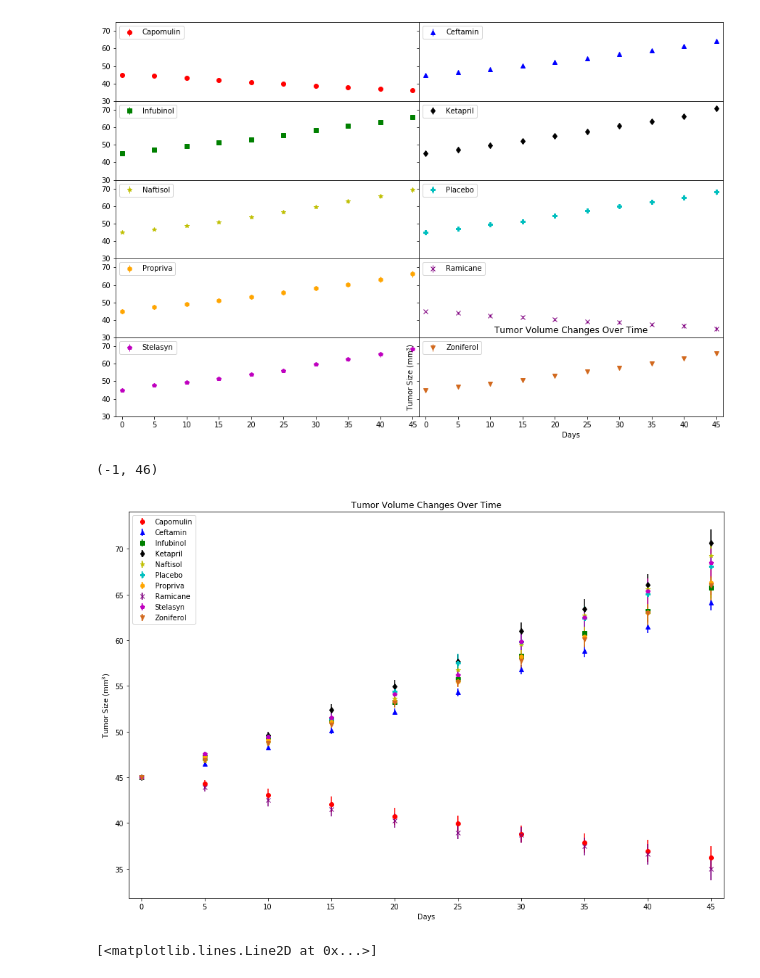
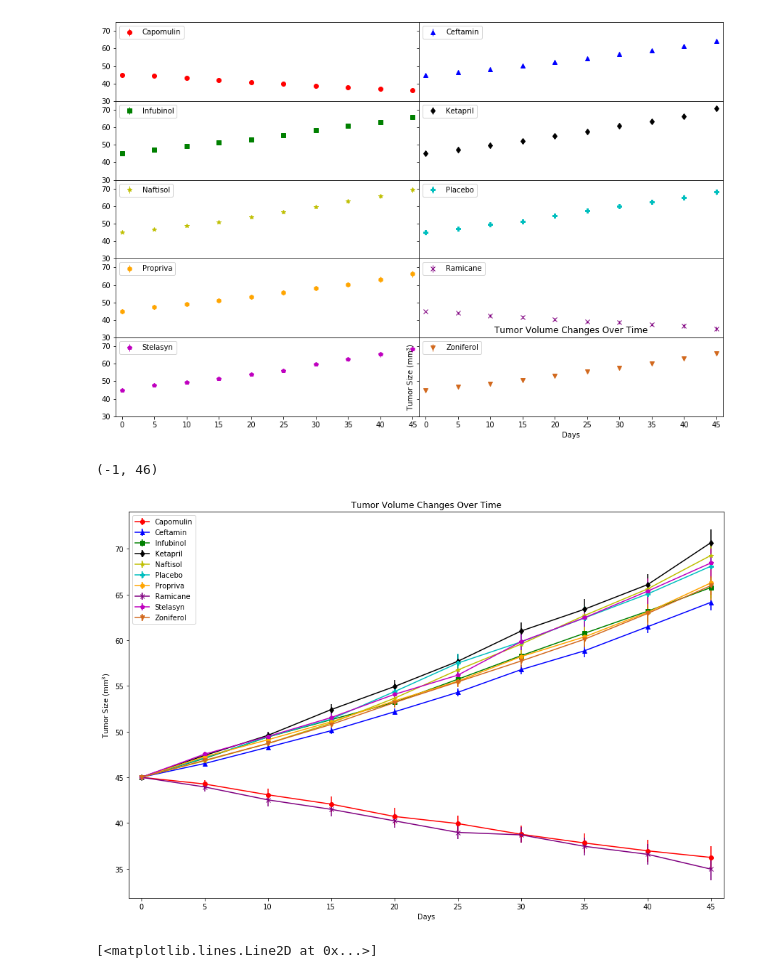
Before and after one commit to efrisch6/matplotlib-challenge, a Jupyter notebook: Pymaceuticals/pymaceuticals_starter.ipynb, the cells around one changed output. Saved outputs shown, nothing was run; the diff lists cells and outputs as text; code cells hidden in the pictures.

```diff
--- a/Pymaceuticals/pymaceuticals_starter.ipynb
+++ b/Pymaceuticals/pymaceuticals_starter.ipynb
@@ -122,21 +122,21 @@ plt.xticks(np.arange(mean_tumor_pivot.index.min(),mean_tumor_pivot.index.max()+5
 # %%
 plt.figure(figsize=(15,10))
 cols = mean_tumor_pivot.columns.tolist()
 colors = ['r','b','g','k','y','c','orange','purple','m','chocolate']
 markers = ['o','^','s','d','*','P','h','x','p','v']
 for x in range(len(cols)):
     plt.errorbar(x=tumor_std_err_pivot.index, y=mean_tumor_pivot[cols[x]], yerr=tumor_std_err_pivot[cols[x]],
-                 marker=markers[x], color=colors[x], label=cols[x],fmt="o")
+                 marker=markers[x], color=colors[x], label=cols[x])#,fmt="o")
 
 plt.legend(loc="upper left")
 plt.title("Tumor Volume Changes Over Time")
 plt.xlabel("Days")
 plt.ylabel(r'Tumor Size (mm$^3$)')
 plt.xticks(np.arange(mean_tumor_pivot.index.min(),mean_tumor_pivot.index.max()+5,5))
 plt.xlim(mean_tumor_pivot.index.min()-1,mean_tumor_pivot.index.max()+1)
 # %% [output]
 (-1, 46)
-[figure, old version]
+[figure, new version]
 # %%
 # Generate the Plot (with Error Bars)
 fig, ax = plt.subplots()
```
Also changed, not shown: parts of 2 cells of this notebook.
